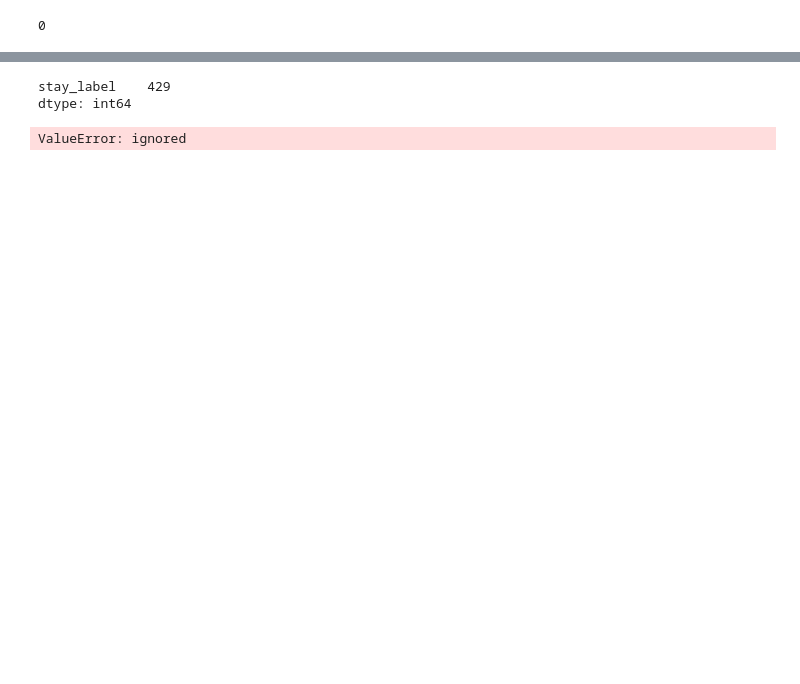
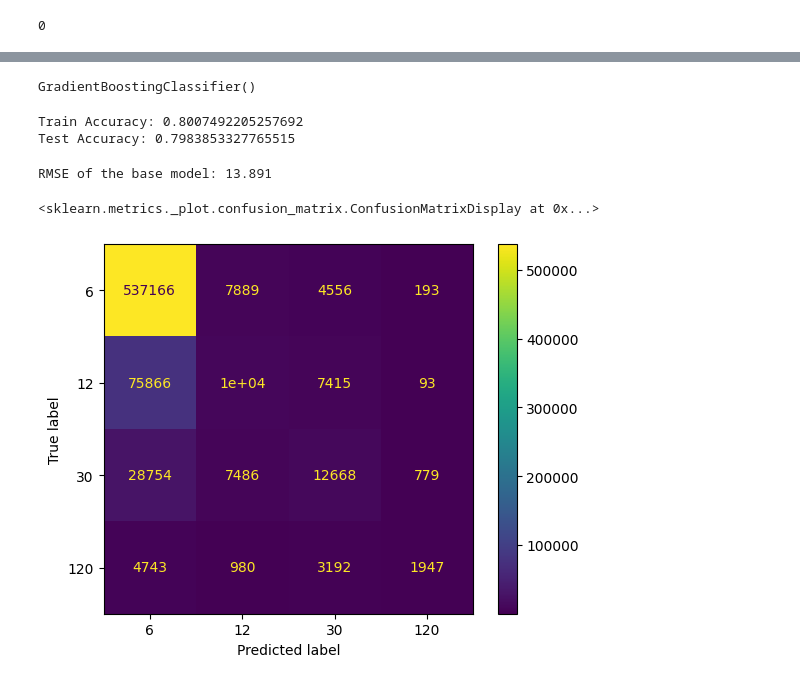
Before and after one commit to varun872/Prediction-of-LOS, a Jupyter notebook: gbc.ipynb, the cells around one changed output, grey strips where cells are left out. Drawn from its saved outputs; the diff is of its cells as text; code cells hidden in the pictures; blank space fills up the shorter version.

```diff
--- a/gbc.ipynb
+++ b/gbc.ipynb
@@ -222,27 +223,37 @@ stay_label                                     429
 dtype: int64
 # %%
-new_X = normalized_df.drop(['Length of Stay','stay_bin','stay_label'], axis=1)
-new_y = normalized_df[['stay_label']]
+new_X = one_hot_encoded_df.drop(['Length of Stay','stay_bin','stay_label'], axis=1)
+new_y = one_hot_encoded_df[['stay_label']]
 X_train, X_test, y_train, y_test = train_test_split(new_X, new_y, test_size=0.3)
+
+from sklearn.preprocessing import StandardScaler
+x_train = StandardScaler().fit_transform(X_train)
+x_test = StandardScaler().fit_transform(X_test)
-# %%
-new_y.isna().sum()
-# %% [output]
-stay_label    429
-dtype: int64
-# %%
-from sklearn.model_selection import GridSearchCV
-grid = {
-    'learning_rate':[0.01,0.05,0.1],
-    'n_estimators':np.arange(100,500,100),
-}
-gb = GradientBoostingClassifier()
-gb_cv = GridSearchCV(gb, grid, cv = 4)
-gb_cv.fit(X_train,y_train)
-print("Best Parameters:",gb_cv.best_params_)
-print("Train Score:",gb_cv.best_score_)
-print("Test Score:",gb_cv.score(X_test,y_test))
-# %% [output]
-ValueError: ignored
 # %%
-gbc=GradientBoostingClassifier(n_estimators=500,learning_rate=0.05,random_state=100,max_features=5 )
-gbc.fit(X_train,y_train)
+gbc=GradientBoostingClassifier(n_estimators=100,max_depth=3)
+gbc.fit(x_train,y_train)
+# %% [output]
+GradientBoostingClassifier()
+# %%
+from sklearn.metrics import accuracy_score
+
+train_predictions = gbc.predict(x_train)
+test_predictions = gbc.predict(x_test)
+print("Train Accuracy:",accuracy_score(y_train, train_predictions))
+print("Test Accuracy:",accuracy_score(y_test, test_predictions))
+# %% [output]
+Train Accuracy: 0.8007492205257692
+Test Accuracy: 0.7983853327765515
+# %%
+from sklearn.metrics import mean_squared_error
+preds = gbc.predict(x_test)
+rmse = mean_squared_error(y_test, test_predictions, squared=False)
+print(f"RMSE of GBC model: {rmse:.3f}")
+# %% [output]
+RMSE of the base model: 13.891
+# %%
+from sklearn.metrics import ConfusionMatrixDisplay
+ConfusionMatrixDisplay.from_predictions(y_true=y_test,y_pred=test_predictions)
+# %% [output]
+<sklearn.metrics._plot.confusion_matrix.ConfusionMatrixDisplay at 0x...>
+[figure, added]
```
Also changed, not shown: parts of 15 cells of this notebook, 3 other files.
